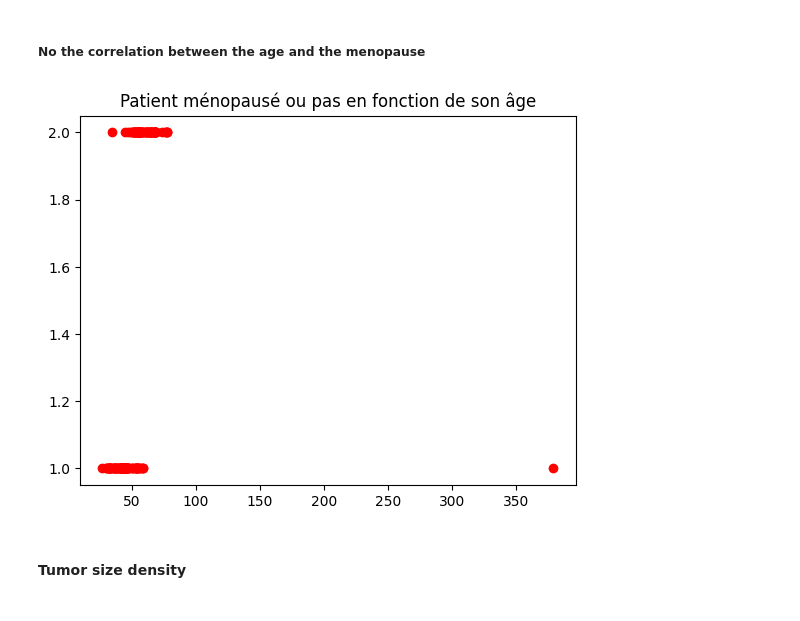
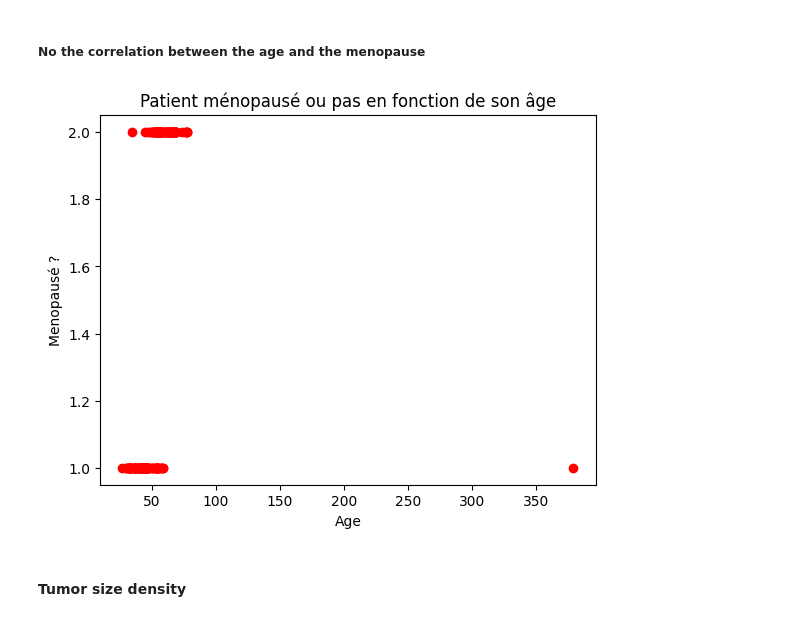
Before and after one commit to dev-byTN/Cancer_Model-Project, a Jupyter notebook: Python_Analysis.ipynb, the cells around one changed output. Cells and saved outputs as stored; diff of their text form; code cells hidden in the pictures.

```diff
--- a/Python_Analysis.ipynb
+++ b/Python_Analysis.ipynb
@@ -112,9 +112,11 @@ Name: count, dtype: int64
 # %%
 plt.scatter(dt["Age"], dt["Menopause"], color="red")
 plt.title("Patient ménopausé ou pas en fonction de son âge")
+plt.xlabel("Age")
+plt.ylabel("Menopausé ?")
 plt.show()
 # %% [output]
-[figure, old version]
+[figure, new version]
 # %%
 #The values of age are very close so the scatter plot doesn't give much information. We can't see clearly if there's a pattern
 # %% [markdown]
```
Also changed, not shown: parts of 4 cells of this notebook.
